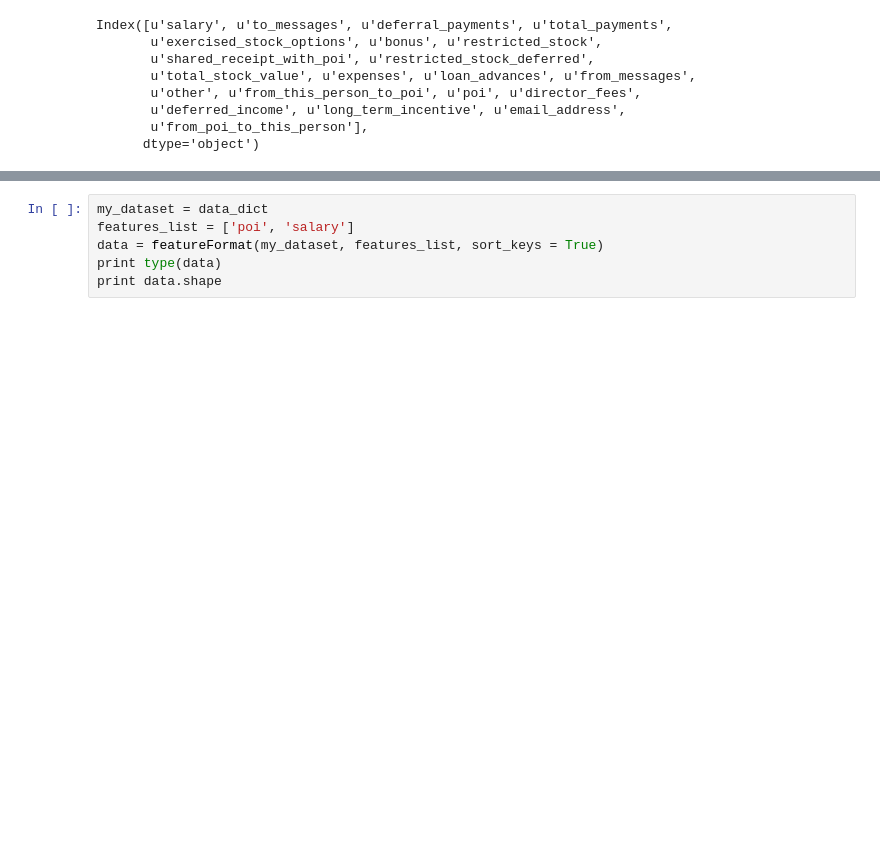
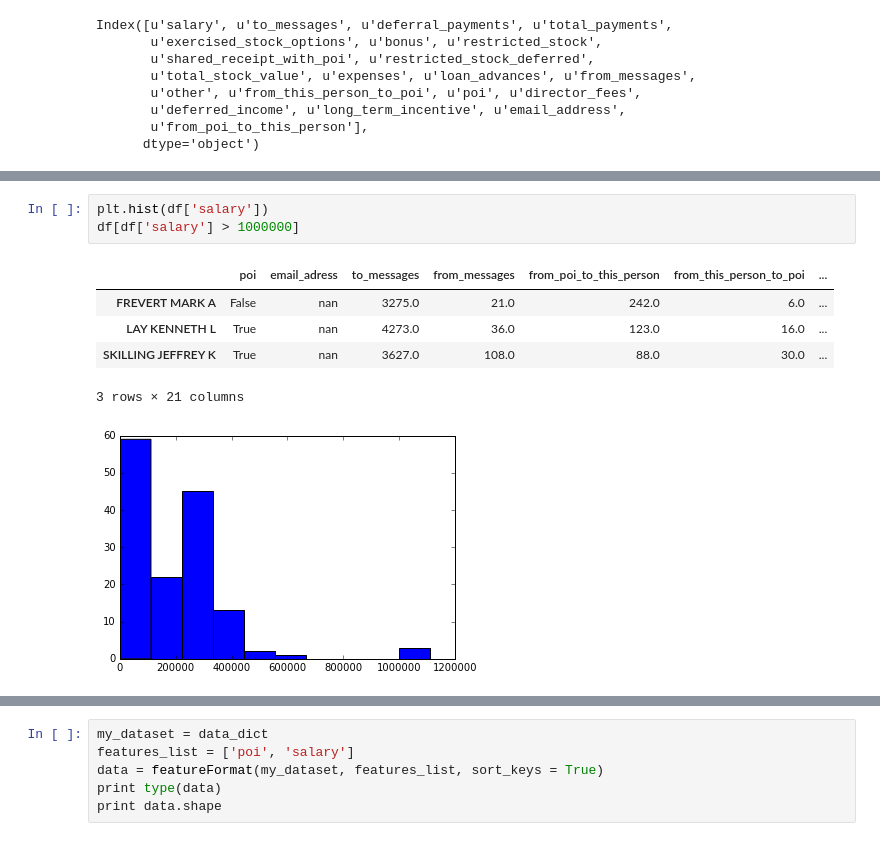
Before and after one commit to caearo/ud120-projects, a Jupyter notebook: final_project/data_explore.ipynb, the cells around one changed output, grey strips where cells are left out. Cells and saved outputs as stored; diff of their text form; blank space fills up the shorter version.

```diff
--- a/final_project/data_explore.ipynb
+++ b/final_project/data_explore.ipynb
@@ -47,0 +123,10 @@ Index([u'salary', u'to_messages', u'deferral_payments', u'total_payments',
+# %%
+plt.hist(df['salary'])
+df[df['salary'] > 1000000]
+# %% [output]
+|  | poi | email_adress | to_messages | from_messages | from_poi_to_this_person | from_this_person_to_poi | ... |
+| FREVERT MARK A | False | nan | 3275.0 | 21.0 | 242.0 | 6.0 | ... |
+| LAY KENNETH L | True | nan | 4273.0 | 36.0 | 123.0 | 16.0 | ... |
+| SKILLING JEFFREY K | True | nan | 3627.0 | 108.0 | 88.0 | 30.0 | ... |
+3 rows × 21 columns
+[figure, added]
```
Also changed, not shown: parts of 10 cells of this notebook, 2 other files.
